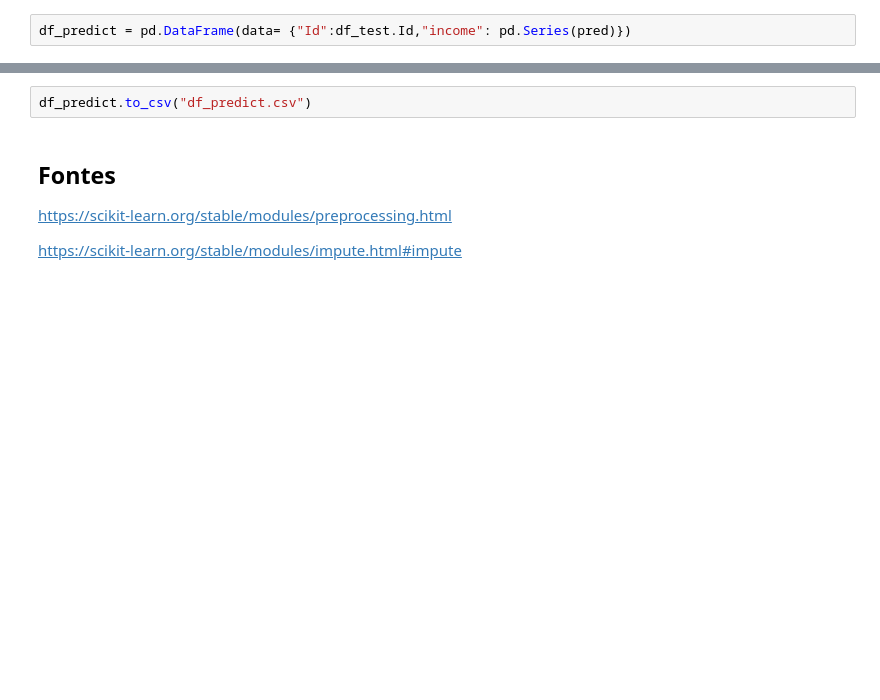
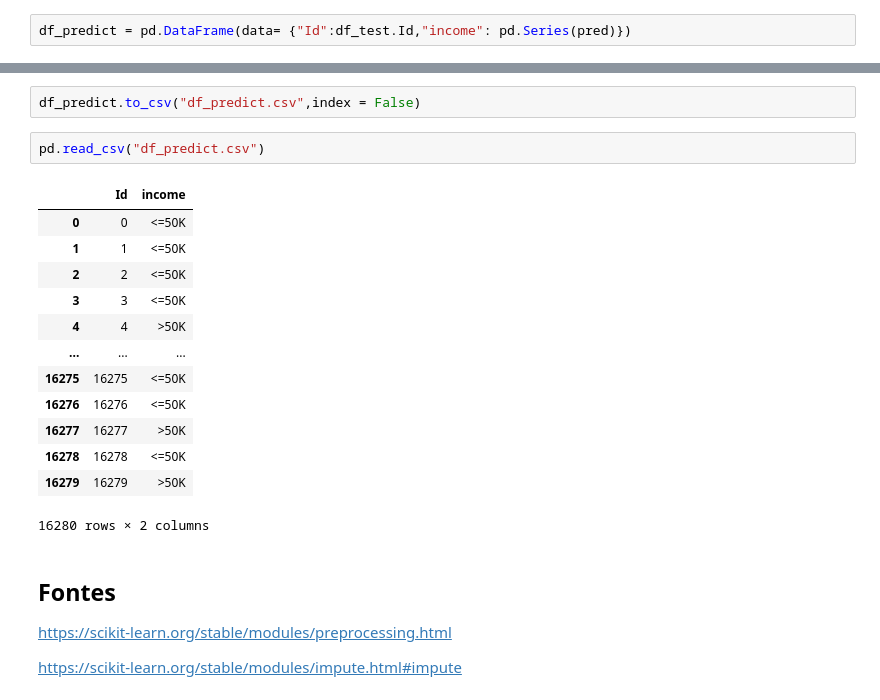
Before and after one commit to SalisEduardo/PMR3508, a Jupyter notebook: Adults Dataset/resolução.ipynb, the cells around one changed output, grey strips where cells are left out. Cells and saved outputs as stored; diff of their text form; blank space fills up the shorter version.

Commit message:
correção df_predict

```diff
--- a/Adults Dataset/resolução.ipynb
+++ b/Adults Dataset/resolução.ipynb
@@ -349,5 +373,21 @@ df_predict = pd.DataFrame(data= {"Id":df_test.Id,"income": pd.Series(pred)})
 # %%
-df_predict.to_csv("df_predict.csv")
+df_predict.to_csv("df_predict.csv",index = False)
+# %%
+pd.read_csv("df_predict.csv")
+# %% [output]
+|  | Id | income |
+| 0 | 0 | <=50K |
+| 1 | 1 | <=50K |
+| 2 | 2 | <=50K |
+| 3 | 3 | <=50K |
+| 4 | 4 | >50K |
+| ... | ... | ... |
+| 16275 | 16275 | <=50K |
+| 16276 | 16276 | <=50K |
+| 16277 | 16277 | >50K |
+| 16278 | 16278 | <=50K |
+| 16279 | 16279 | >50K |
+16280 rows × 2 columns
 # %% [markdown]
 ## Fontes
 https://scikit-learn.org/stable/modules/preprocessing.html
```
Also changed, not shown: parts of 5 cells of this notebook, 1 other file.
